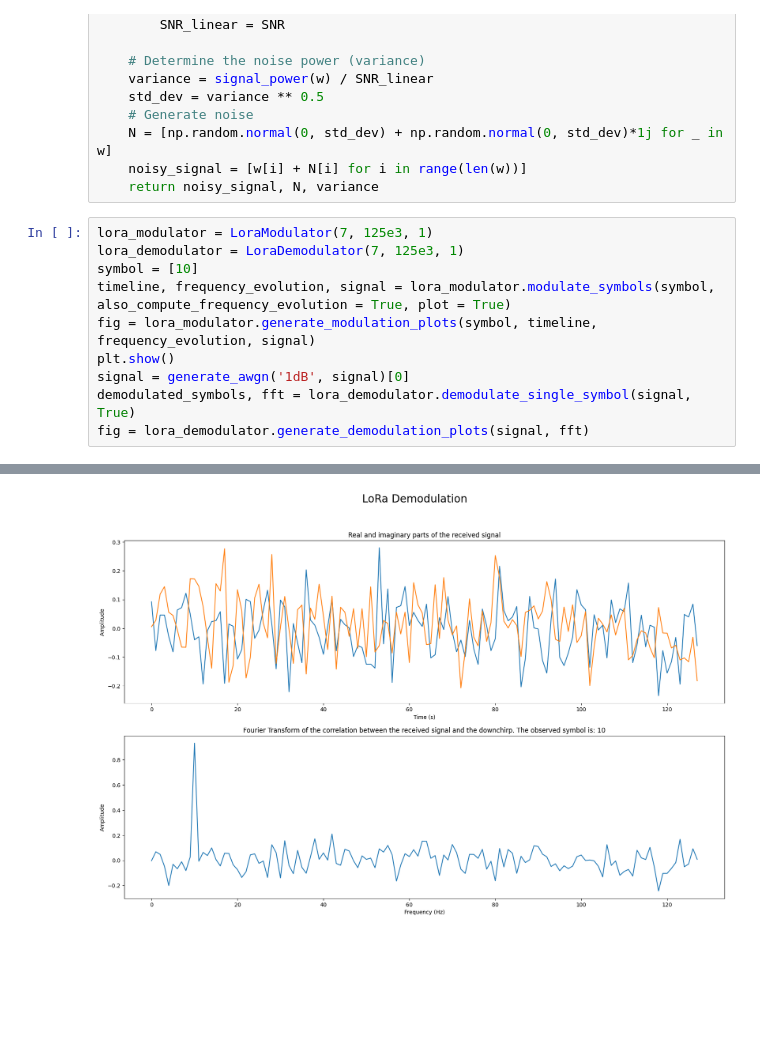
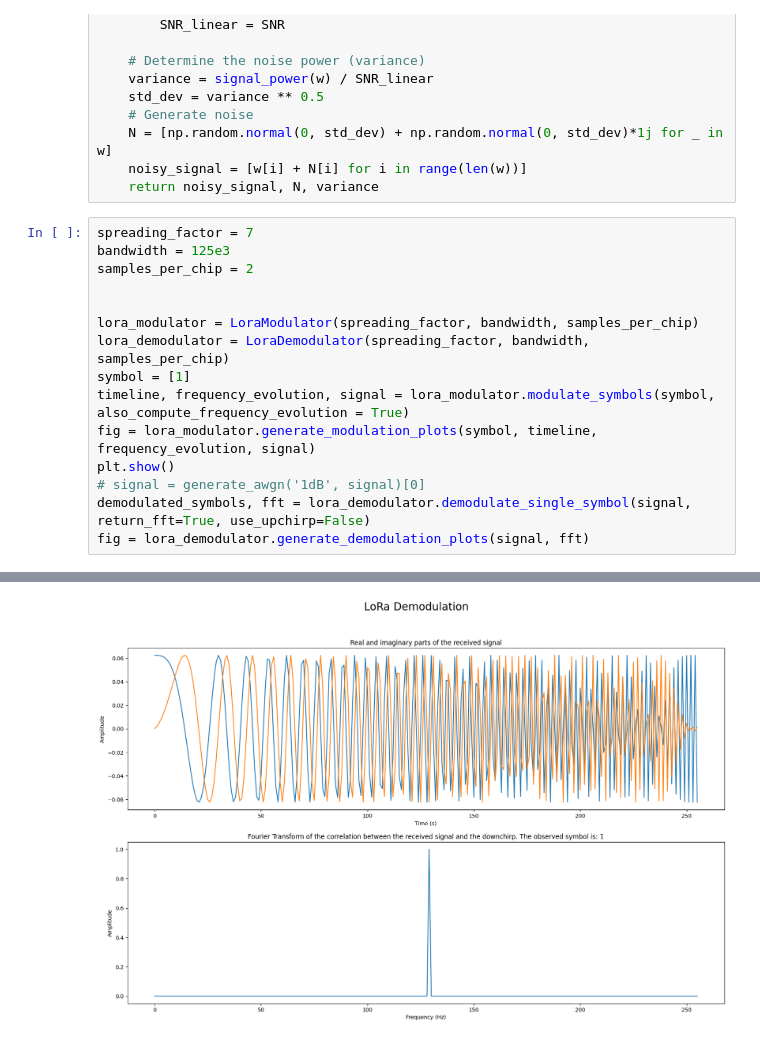
Before and after one commit to stefaema/LoRaSimulator, a Jupyter notebook: refining_1/v2.ipynb, the cells around one changed output, grey strips where cells are left out. Cells and saved outputs as stored; diff of their text form; blank space fills up the shorter version.

```diff
--- a/refining_1/v2.ipynb
+++ b/refining_1/v2.ipynb
@@ -276,13 +464,18 @@ def generate_awgn(SNR, w):
     noisy_signal = [w[i] + N[i] for i in range(len(w))]
     return noisy_signal, N, variance
 # %%
-lora_modulator = LoraModulator(7, 125e3, 1)
-lora_demodulator = LoraDemodulator(7, 125e3, 1)
-symbol = [10]
-timeline, frequency_evolution, signal = lora_modulator.modulate_symbols(symbol, also_compute_frequency_evolution = True, plot = True)
+spreading_factor = 7
+bandwidth = 125e3
+samples_per_chip = 2
+
+
+lora_modulator = LoraModulator(spreading_factor, bandwidth, samples_per_chip)
+lora_demodulator = LoraDemodulator(spreading_factor, bandwidth, samples_per_chip)
+symbol = [1]
+timeline, frequency_evolution, signal = lora_modulator.modulate_symbols(symbol, also_compute_frequency_evolution = True)
 fig = lora_modulator.generate_modulation_plots(symbol, timeline, frequency_evolution, signal)
 plt.show()
-signal = generate_awgn('1dB', signal)[0]
-demodulated_symbols, fft = lora_demodulator.demodulate_single_symbol(signal, True)
+# signal = generate_awgn('1dB', signal)[0]
+demodulated_symbols, fft = lora_demodulator.demodulate_single_symbol(signal, return_fft=True, use_upchirp=False)
 fig = lora_demodulator.generate_demodulation_plots(signal, fft)
 # %% [output]
@@ -290,2 +483,2 @@ fig = lora_demodulator.generate_demodulation_plots(signal, fft)
-[figure, old version]
+[figure, new version]
 # %%
```
Also changed, not shown: parts of 5 cells of this notebook, 6 other files.
